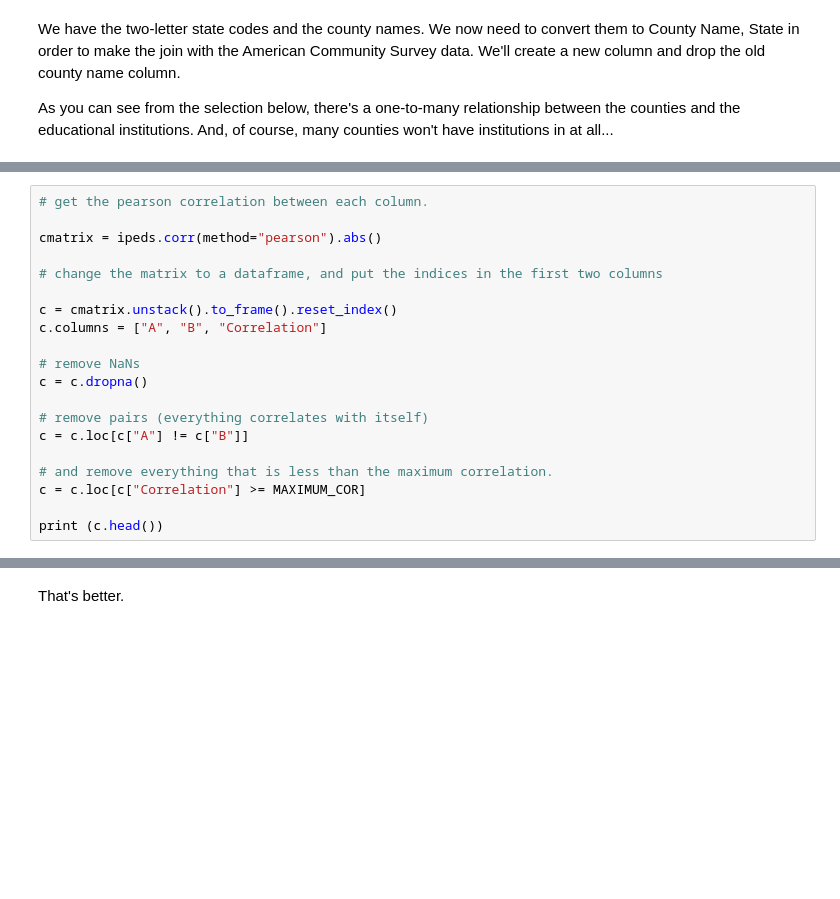
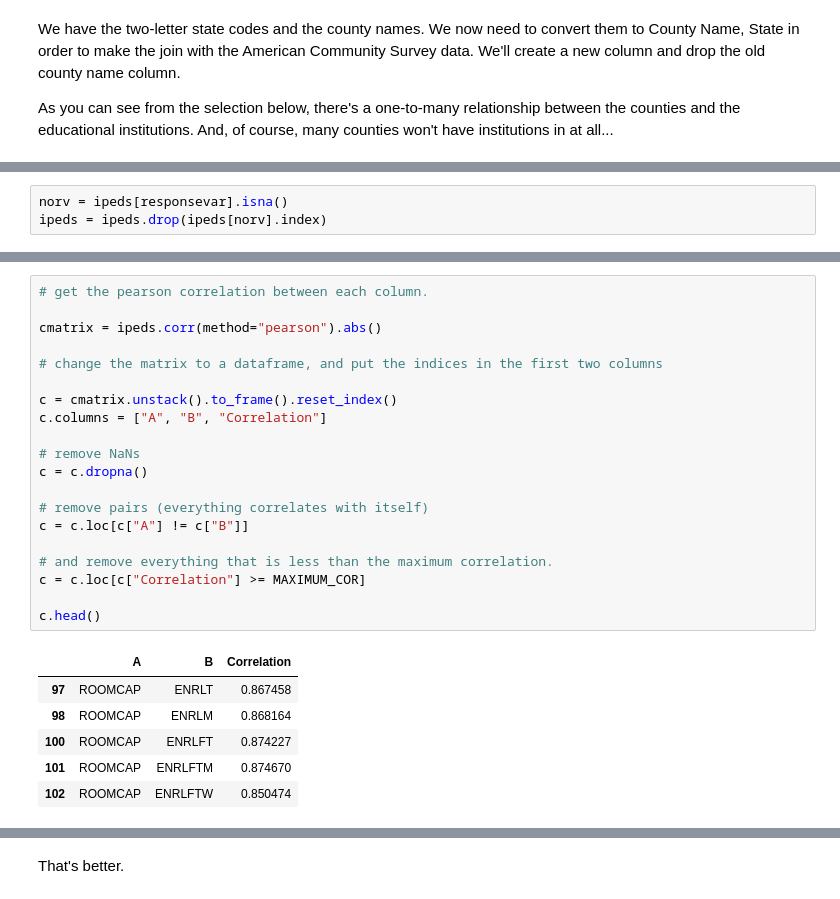
Before and after one commit to quinparker/ds-retentionrates, a Jupyter notebook: main.ipynb, the cells around one changed output, grey strips where cells are left out. Cells and saved outputs as stored; diff of their text form; blank space fills up the shorter version.

```diff
--- a/main.ipynb
+++ b/main.ipynb
@@ -272,3 +339,6 @@ print (str(round(float(len(nans) / len(ipeds)),4) * 100) +
+# %%
+norv = ipeds[responsevar].isna()
+ipeds = ipeds.drop(ipeds[norv].index)
 # %% [markdown]
 Then we need to find out which datasets are too similar to one another, and remove them.
 The most basic way to do this is to do a Pearson correlation between all of the attributes, and
@@ -278,23 +348,30 @@ As there are around 4,000 attributes, this will take a little while to process.
 # %%
 # get the pearson correlation between each column.
 
 cmatrix = ipeds.corr(method="pearson").abs()
 
 # change the matrix to a dataframe, and put the indices in the first two columns
 
 c = cmatrix.unstack().to_frame().reset_index()
 c.columns = ["A", "B", "Correlation"]
 
 # remove NaNs
 c = c.dropna()
 
 # remove pairs (everything correlates with itself)
 c = c.loc[c["A"] != c["B"]]
 
 # and remove everything that is less than the maximum correlation.
 c = c.loc[c["Correlation"] >= MAXIMUM_COR]
 
-print (c.head())
+c.head()
+# %% [output]
+|  | A | B | Correlation |
+| 97 | ROOMCAP | ENRLT | 0.867458 |
+| 98 | ROOMCAP | ENRLM | 0.868164 |
+| 100 | ROOMCAP | ENRLFT | 0.874227 |
+| 101 | ROOMCAP | ENRLFTM | 0.874670 |
+| 102 | ROOMCAP | ENRLFTW | 0.850474 |
 # %%
 # we now have a list of pairs of variables that correlate with each other.
 # now we need to extract which variables to remove from our main dataframe.
```
Also changed, not shown: parts of 25 cells of this notebook, 2 other files.
